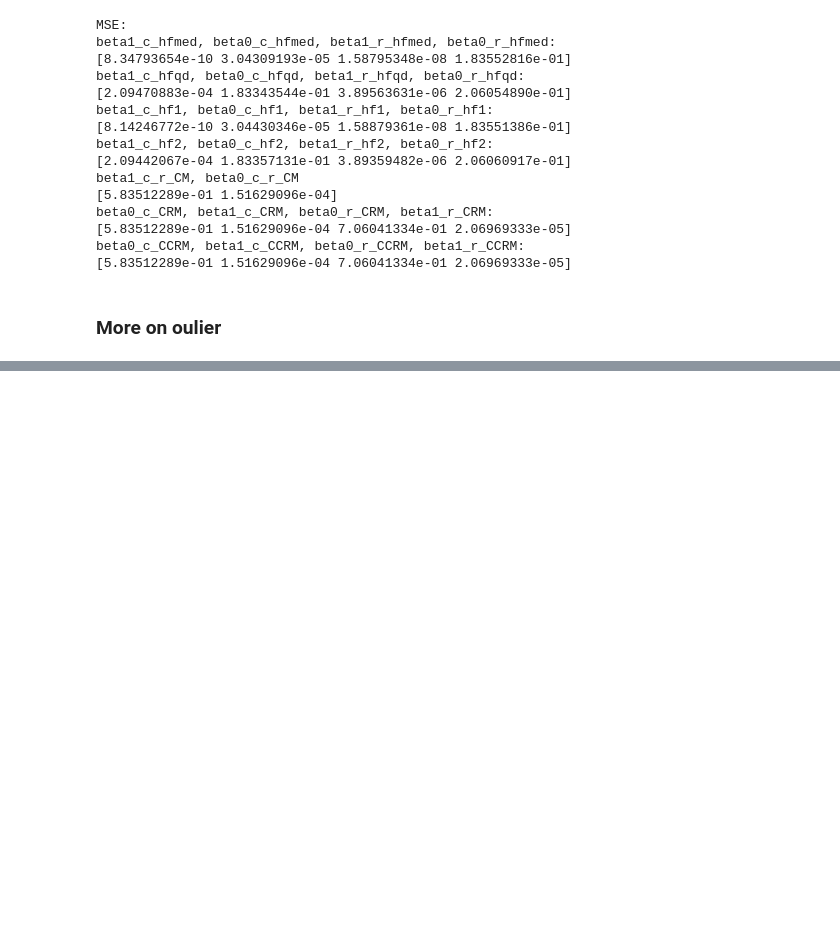
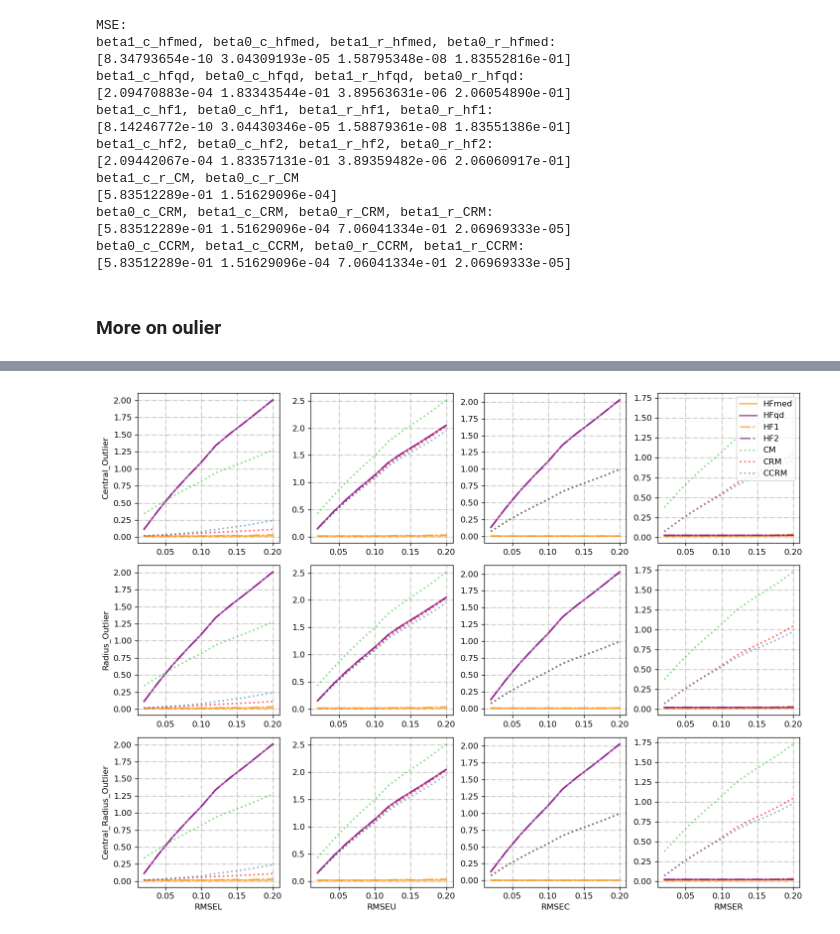
Before and after one commit to kxlkxl1999/ZKRP, a Jupyter notebook: regression_part2.ipynb, the cells around one changed output, grey strips where cells are left out. Drawn from its saved outputs; the diff is of its cells as text; code cells hidden in the pictures; blank space fills up the shorter version.

```diff
--- a/regression_part2.ipynb
+++ b/regression_part2.ipynb
@@ -1004,0 +1014,11 @@ NameError: name 'plot_simu_data2' is not defined
+# %%
+result1 = comparison_outlier2(0, 20, 0, 1, 0, 0.01, 0.2, 0.5, 0.1, 0.2, betahat_detail=True, datasets=1)
+reg_rsme_plot(np.linspace(0.02,0.2,10), result1)
+result2 = comparison_outlier2(0, 20, 0, 1, 0, 0.01, 0.2, 0.5, 0.1, 0.2, betahat_detail=True, datasets=2)
+reg_rsme_plot(np.linspace(0.02,0.2,10), result2)
+result3 = comparison_outlier2(0, 20, 0, 1, 0, 0.01, 0.2, 0.5, 0.1, 0.2, betahat_detail=True, datasets=3)
+reg_rsme_plot(np.linspace(0.02,0.2,10), result3)
+result4 = comparison_outlier2(0, 20, 0, 1, 0, 0.01, 0.2, 0.5, 0.1, 0.2, betahat_detail=True, datasets=4)
+reg_rsme_plot(np.linspace(0.02,0.2,10), result4)
+# %% [output]
+[figure, added]
```
Also changed, not shown: parts of 3 cells of this notebook, 1 other file.
